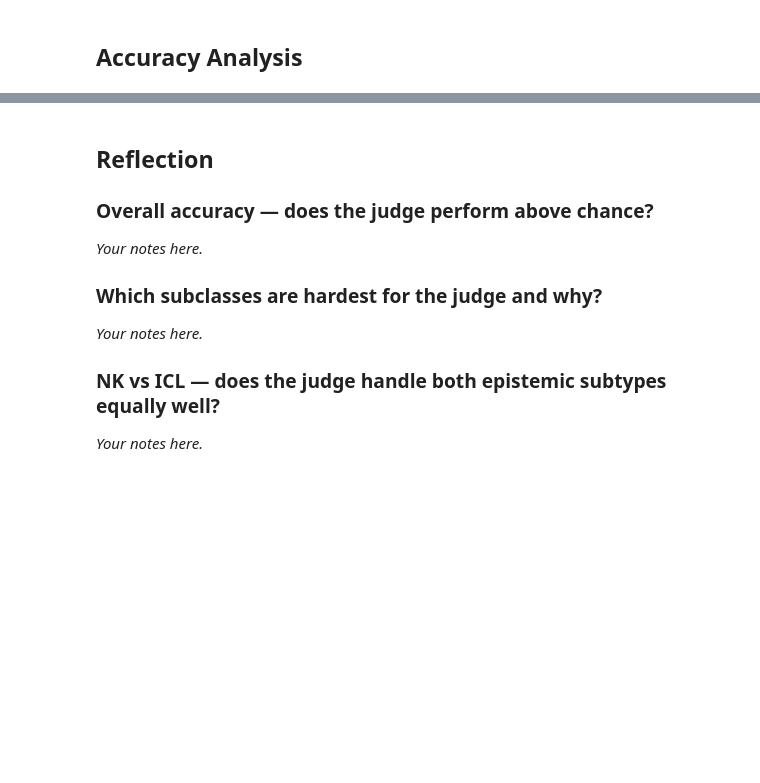
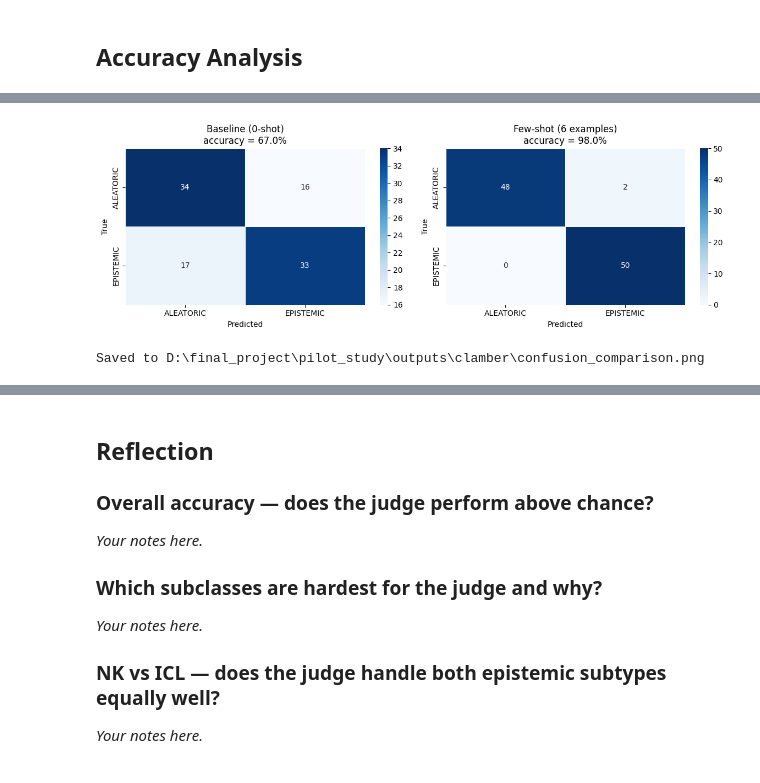
Before and after one commit to dagmaros27/llm-uncertainity-benchmark, a Jupyter notebook: pilot_study/notebooks/clamber_judge_eval.ipynb, the cells around one changed output, grey strips where cells are left out. Saved outputs shown, nothing was run; the diff lists cells and outputs as text; code cells hidden in the pictures; blank space fills up the shorter version.

```diff
--- a/pilot_study/notebooks/clamber_judge_eval.ipynb
+++ b/pilot_study/notebooks/clamber_judge_eval.ipynb
@@ -150,11 +272,12 @@ print(f"Eval input saved to {INPUT_CSV}")
 # %%
-REGENERATE = False  # set True to re-run classification from scratch
+OUTPUT_CSV_FEWSHOT = OUTPUTS_DIR / "clamber_judge_eval_fewshot.csv"
+REGENERATE = False  # set True to re-run from scratch
 
-if OUTPUT_CSV.exists() and not REGENERATE:
-    print(f"Loading existing results from {OUTPUT_CSV}")
+if OUTPUT_CSV_FEWSHOT.exists() and not REGENERATE:
+    print(f"Loading existing few-shot results from {OUTPUT_CSV_FEWSHOT}")
 else:
-    if REGENERATE and OUTPUT_CSV.exists():
-        OUTPUT_CSV.unlink()
+    if REGENERATE and OUTPUT_CSV_FEWSHOT.exists():
+        OUTPUT_CSV_FEWSHOT.unlink()
         print("Deleted existing output — regenerating.")
 
     provider = GeminiProvider(model_id=MODEL_ID)
@@ -162,17 +285,18 @@ else:
     judge = LLMJudge(
         provider=provider,
         instructions_path=JUDGE_INSTRUCTION,
+        few_shot_examples=FEW_SHOT_EXAMPLES,
         label_parser=lambda text: text.strip().upper(),
     )
 
     classifier = CSVBatchClassifier(
         judge=judge,
         input_csv=INPUT_CSV,
-        output_csv=OUTPUT_CSV,
+        output_csv=OUTPUT_CSV_FEWSHOT,
         question_column="clarifying_question",
         id_column="eval_id",
         delay_between_calls=REQUEST_INTERVAL,
     )
 
     classifier.run()
-    print(f"Classification complete. Results at {OUTPUT_CSV}")
+    print(f"Classification complete. Results at {OUTPUT_CSV_FEWSHOT}")
@@ -230,17 +385,21 @@ display(per_sub)
 # %%
-# ── Confusion matrix ──────────────────────────────────────────────────────
-valid = merged[merged["valid_prediction"]]
-cm = pd.crosstab(
-    valid["true_label"],
-    valid["predicted_label"],
-    rownames=["True"],
-    colnames=["Predicted"],
-)
+# ── Side-by-side confusion matrices ──────────────────────────────────────
+fig, axes = plt.subplots(1, 2, figsize=(12, 4))
 
-fig, ax = plt.subplots(figsize=(6, 4))
-sns.heatmap(cm, annot=True, fmt="d", cmap="Blues", ax=ax, linewidths=0.5)
-ax.set_title(f"LM Judge Confusion Matrix\n(accuracy = {accuracy:.1%})")
+for ax, df, title, fname in [
+    (axes[0], baseline,  f"Baseline (0-shot)\naccuracy = {summary(baseline)['accuracy']:.1%}",  "confusion_baseline.png"),
+    (axes[1], fewshot,   f"Few-shot (6 examples)\naccuracy = {summary(fewshot)['accuracy']:.1%}", "confusion_fewshot.png"),
+]:
+    valid = df[df["valid_prediction"]]
+    cm = pd.crosstab(valid["true_label"], valid["predicted_label"],
+                     rownames=["True"], colnames=["Predicted"])
+    sns.heatmap(cm, annot=True, fmt="d", cmap="Blues", ax=ax, linewidths=0.5)
+    ax.set_title(title)
+
 fig.tight_layout()
-fig.savefig(OUTPUTS_DIR / "confusion_matrix.png", dpi=150, bbox_inches="tight")
+fig.savefig(OUTPUTS_DIR / "confusion_comparison.png", dpi=150, bbox_inches="tight")
 plt.show()
-print(f"Saved to {OUTPUTS_DIR / 'confusion_matrix.png'}")
+print(f"Saved to {OUTPUTS_DIR / 'confusion_comparison.png'}")
+# %% [output]
+[figure, added]
+Saved to D:\final_project\pilot_study\outputs\clamber\confusion_comparison.png
```
Also changed, not shown: parts of 12 cells of this notebook, 3 other files.
